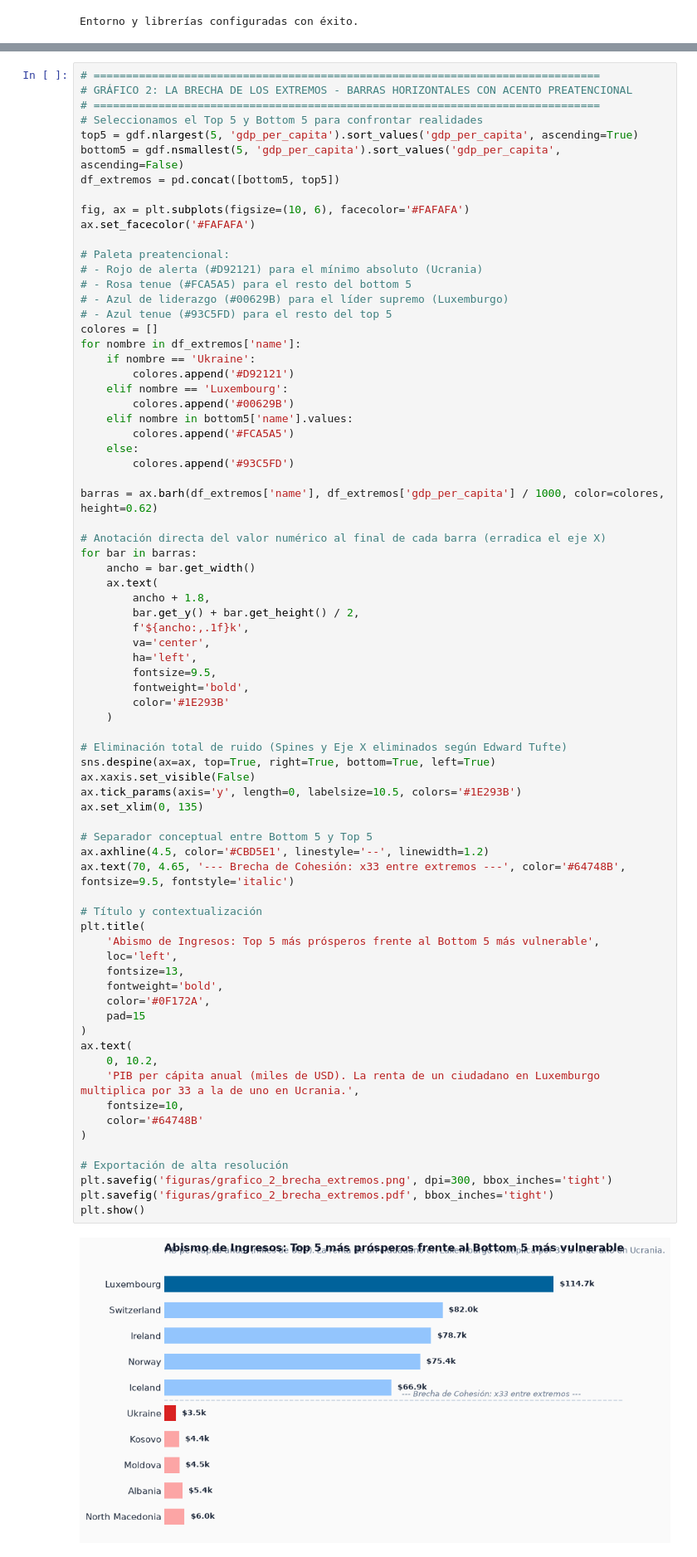
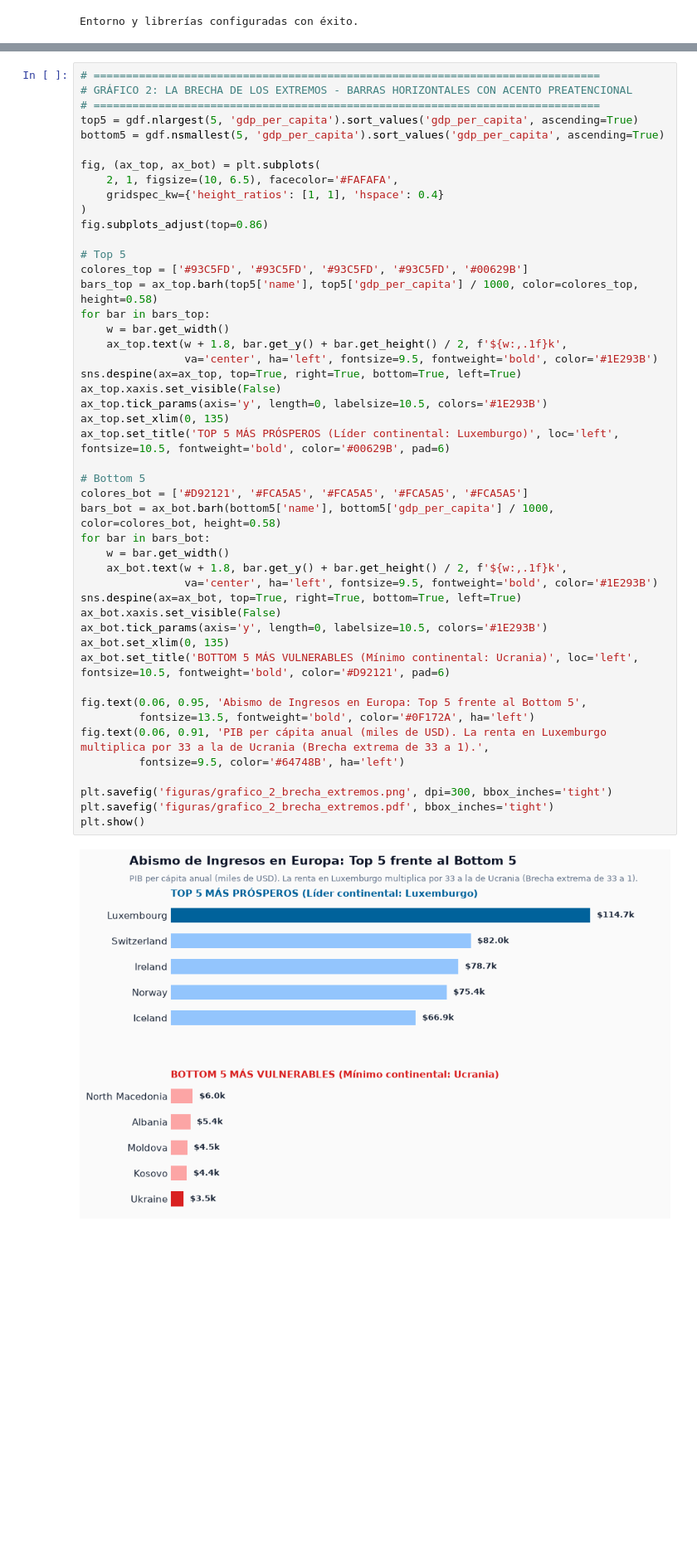
Before and after one commit to javifc67/VAD, a Jupyter notebook: DemoDay1/analisis_socioeconomico_europa.ipynb, the cells around one changed output, grey strips where cells are left out. Shown at 83% size. Cells and saved outputs as stored; diff of their text form; blank space fills up the shorter version.

```diff
--- a/DemoDay1/analisis_socioeconomico_europa.ipynb
+++ b/DemoDay1/analisis_socioeconomico_europa.ipynb
@@ -170,79 +159,52 @@ plt.show()
 # %%
 # ==============================================================================
 # GRÁFICO 2: LA BRECHA DE LOS EXTREMOS - BARRAS HORIZONTALES CON ACENTO PREATENCIONAL
 # ==============================================================================
-# Seleccionamos el Top 5 y Bottom 5 para confrontar realidades
 top5 = gdf.nlargest(5, 'gdp_per_capita').sort_values('gdp_per_capita', ascending=True)
-bottom5 = gdf.nsmallest(5, 'gdp_per_capita').sort_values('gdp_per_capita', ascending=False)
-df_extremos = pd.concat([bottom5, top5])
+bottom5 = gdf.nsmallest(5, 'gdp_per_capita').sort_values('gdp_per_capita', ascending=True)
 
-fig, ax = plt.subplots(figsize=(10, 6), facecolor='#FAFAFA')
-ax.set_facecolor('#FAFAFA')
+fig, (ax_top, ax_bot) = plt.subplots(
+    2, 1, figsize=(10, 6.5), facecolor='#FAFAFA',
+    gridspec_kw={'height_ratios': [1, 1], 'hspace': 0.4}
+)
+fig.subplots_adjust(top=0.86)
 
-# Paleta preatencional:
-# - Rojo de alerta (#D92121) para el mínimo absoluto (Ucrania)
-# - Rosa tenue (#FCA5A5) para el resto del bottom 5
-# - Azul de liderazgo (#00629B) para el líder supremo (Luxemburgo)
-# - Azul tenue (#93C5FD) para el resto del top 5
-colores = []
-for nombre in df_extremos['name']:
-    if nombre == 'Ukraine':
-        colores.append('#D92121')
-    elif nombre == 'Luxembourg':
-        colores.append('#00629B')
-    elif nombre in bottom5['name'].values:
-        colores.append('#FCA5A5')
-    else:
-        colores.append('#93C5FD')
+# Top 5
+colores_top = ['#93C5FD', '#93C5FD', '#93C5FD', '#93C5FD', '#00629B']
+bars_top = ax_top.barh(top5['name'], top5['gdp_per_capita'] / 1000, color=colores_top, height=0.58)
+for bar in bars_top:
+    w = bar.get_width()
+    ax_top.text(w + 1.8, bar.get_y() + bar.get_height() / 2, f'${w:,.1f}k',
+                va='center', ha='left', fontsize=9.5, fontweight='bold', color='#1E293B')
+sns.despine(ax=ax_top, top=True, right=True, bottom=True, left=True)
+ax_top.xaxis.set_visible(False)
+ax_top.tick_params(axis='y', length=0, labelsize=10.5, colors='#1E293B')
+ax_top.set_xlim(0, 135)
+ax_top.set_title('TOP 5 MÁS PRÓSPEROS (Líder continental: Luxemburgo)', loc='left', fontsize=10.5, fontweight='bold', color='#00629B', pad=6)
 
-barras = ax.barh(df_extremos['name'], df_extremos['gdp_per_capita'] / 1000, color=colores, height=0.62)
+# Bottom 5
+colores_bot = ['#D92121', '#FCA5A5', '#FCA5A5', '#FCA5A5', '#FCA5A5']
+bars_bot = ax_bot.barh(bottom5['name'], bottom5['gdp_per_capita'] / 1000, color=colores_bot, height=0.58)
+for bar in bars_bot:
+    w = bar.get_width()
+    ax_bot.text(w + 1.8, bar.get_y() + bar.get_height() / 2, f'${w:,.1f}k',
+                va='center', ha='left', fontsize=9.5, fontweight='bold', color='#1E293B')
+sns.despine(ax=ax_bot, top=True, right=True, bottom=True, left=True)
+ax_bot.xaxis.set_visible(False)
+ax_bot.tick_params(axis='y', length=0, labelsize=10.5, colors='#1E293B')
+ax_bot.set_xlim(0, 135)
+ax_bot.set_title('BOTTOM 5 MÁS VULNERABLES (Mínimo continental: Ucrania)', loc='left', fontsize=10.5, fontweight='bold', color='#D92121', pad=6)
 
-# Anotación directa del valor numérico al final de cada barra (erradica el eje X)
-for bar in barras:
-    ancho = bar.get_width()
-    ax.text(
-        ancho + 1.8,
-        bar.get_y() + bar.get_height() / 2,
-        f'${ancho:,.1f}k',
-        va='center',
-        ha='left',
-        fontsize=9.5,
-        fontweight='bold',
-        color='#1E293B'
-    )
+fig.text(0.06, 0.95, 'Abismo de Ingresos en Europa: Top 5 frente al Bottom 5',
+         fontsize=13.5, fontweight='bold', color='#0F172A', ha='left')
+fig.text(0.06, 0.91, 'PIB per cápita anual (miles de USD). La renta en Luxemburgo multiplica por 33 a la de Ucrania (Brecha extrema de 33 a 1).',
+         fontsize=9.5, color='#64748B', ha='left')
 
-# Eliminación total de ruido (Spines y Eje X eliminados según Edward Tufte)
-sns.despine(ax=ax, top=True, right=True, bottom=True, left=True)
-ax.xaxis.set_visible(False)
-ax.tick_params(axis='y', length=0, labelsize=10.5, colors='#1E293B')
-ax.set_xlim(0, 135)
-
-# Separador conceptual entre Bottom 5 y Top 5
-ax.axhline(4.5, color='#CBD5E1', linestyle='--', linewidth=1.2)
-ax.text(70, 4.65, '--- Brecha de Cohesión: x33 entre extremos ---', color='#64748B', fontsize=9.5, fontstyle='italic')
-
-# Título y contextualización
-plt.title(
-    'Abismo de Ingresos: Top 5 más prósperos frente al Bottom 5 más vulnerable',
-    loc='left',
-    fontsize=13,
-    fontweight='bold',
-    color='#0F172A',
-    pad=15
-)
-ax.text(
-    0, 10.2,
-    'PIB per cápita anual (miles de USD). La renta de un ciudadano en Luxemburgo multiplica por 33 a la de uno en Ucrania.',
-    fontsize=10,
-    color='#64748B'
-)
-
-# Exportación de alta resolución
 plt.savefig('figuras/grafico_2_brecha_extremos.png', dpi=300, bbox_inches='tight')
 plt.savefig('figuras/grafico_2_brecha_extremos.pdf', bbox_inches='tight')
 plt.show()
 # %% [output]
-[figure, old version]
+[figure, new version]
 # %%
 # ==============================================================================
 # GRÁFICO 3: MASA ECONÓMICA VS PROSPERIDAD - SCATTER PLOT BIVARIADO LIMPIO
```
Also changed, not shown: parts of 3 cells of this notebook, 9 other files.
